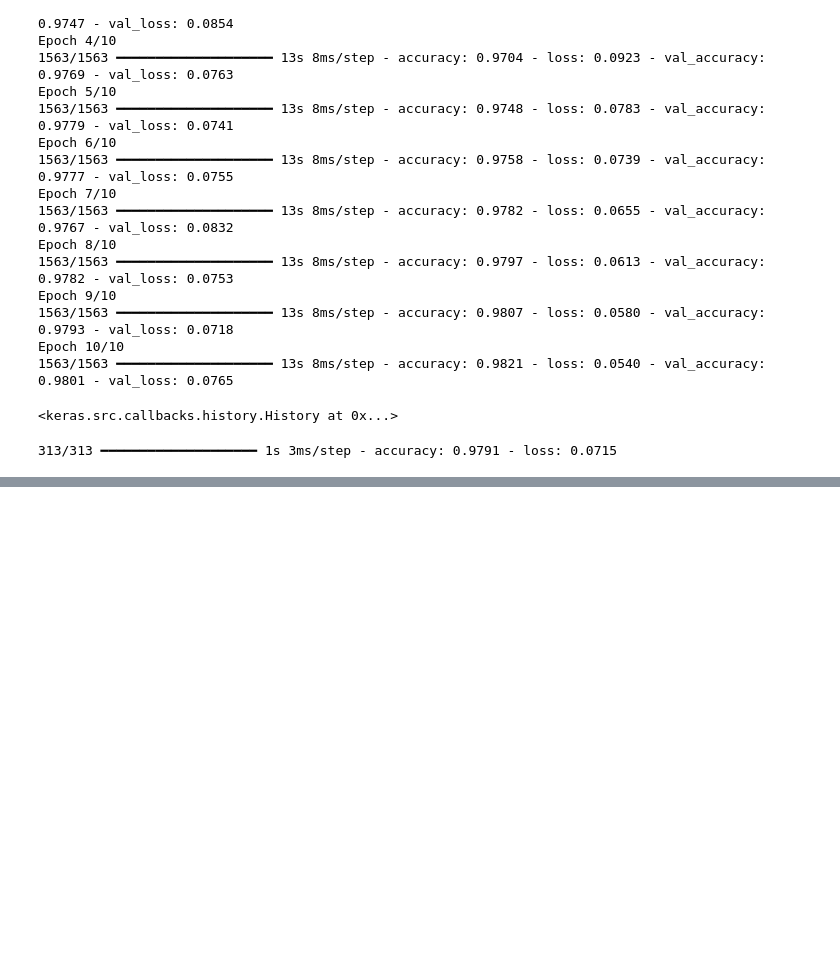
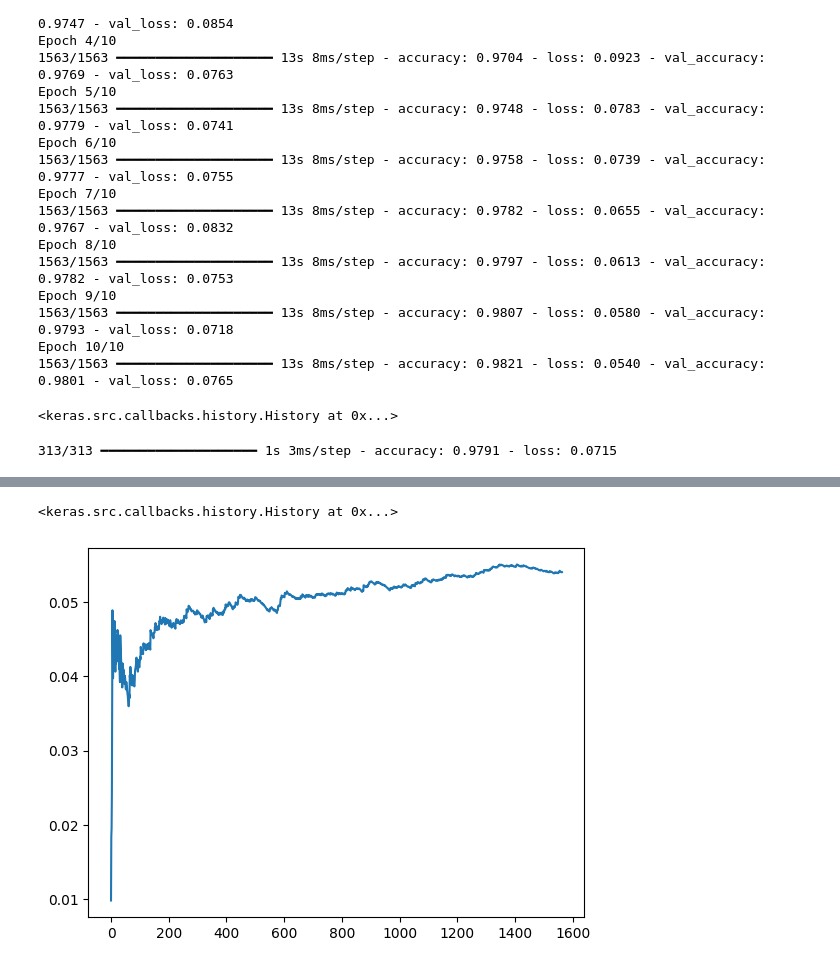
Before and after one commit to bartlomiejandruchow/AI, a Jupyter notebook: kerasAPIs.ipynb, the cells around one changed output, grey strips where cells are left out. Saved outputs shown, nothing was run; the diff lists cells and outputs as text; code cells hidden in the pictures; blank space fills up the shorter version.

```diff
--- a/kerasAPIs.ipynb
+++ b/kerasAPIs.ipynb
@@ -243,3 +243,19 @@ class LossHistory(keras.callbacks.Callback):
              )
     plt.savefig(f"plot_at_epoch_{epoch}", dpi=300)
     self.per_batch_losses = []
+# %%
+model = get_mnist_model()
+model.compile(
+    optimizer="adam",
+    loss = "sparse_categorical_crossentropy",
+    metrics = ["accuracy"],
+    )
+
+model.fit(train_images
+          , train_labels
+          , epochs=10
+          , callbacks = [LossHistory()]
+          , validation_data=(val_images, val_labels)
+          ,
+          )
+# %% [output]
@@ -245,0 +282,2 @@ class LossHistory(keras.callbacks.Callback):
+<keras.src.callbacks.history.History at 0x...>
+[figure, added]
```
Also changed, not shown: parts of 1 cell of this notebook.
